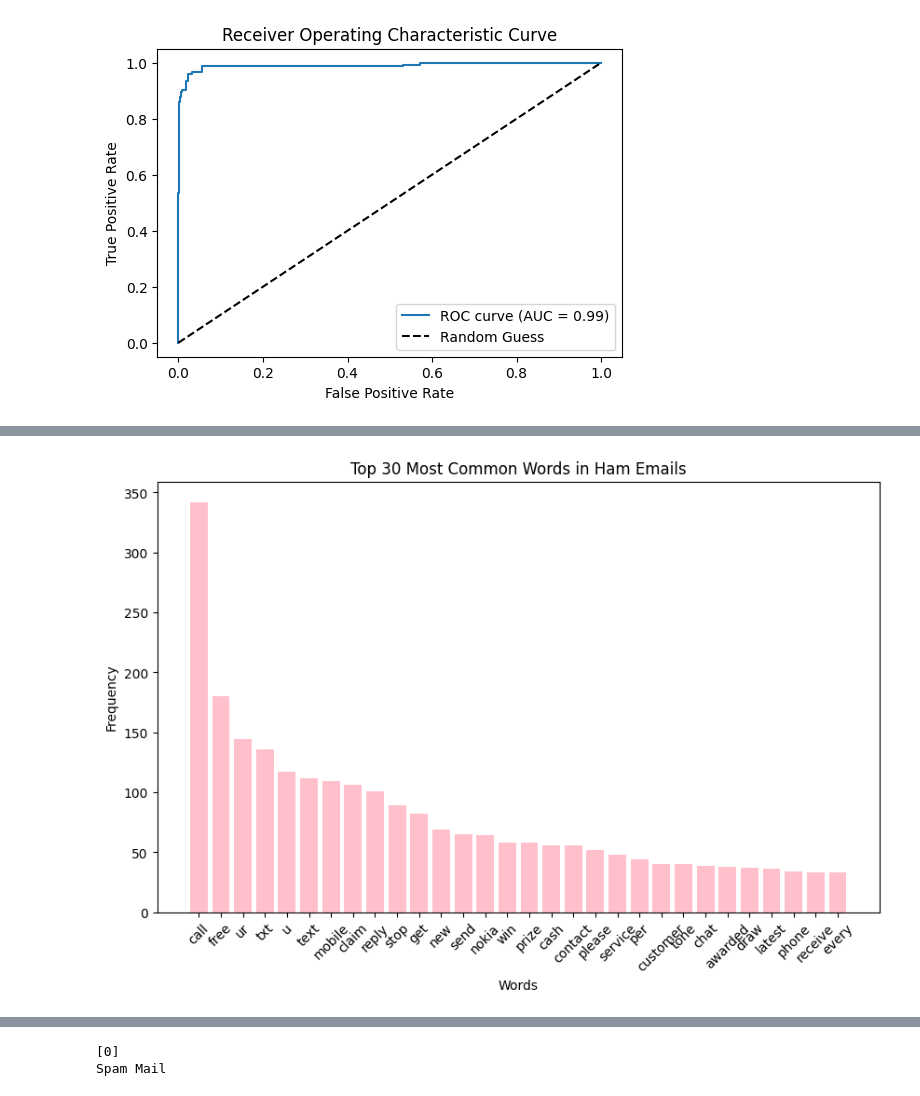
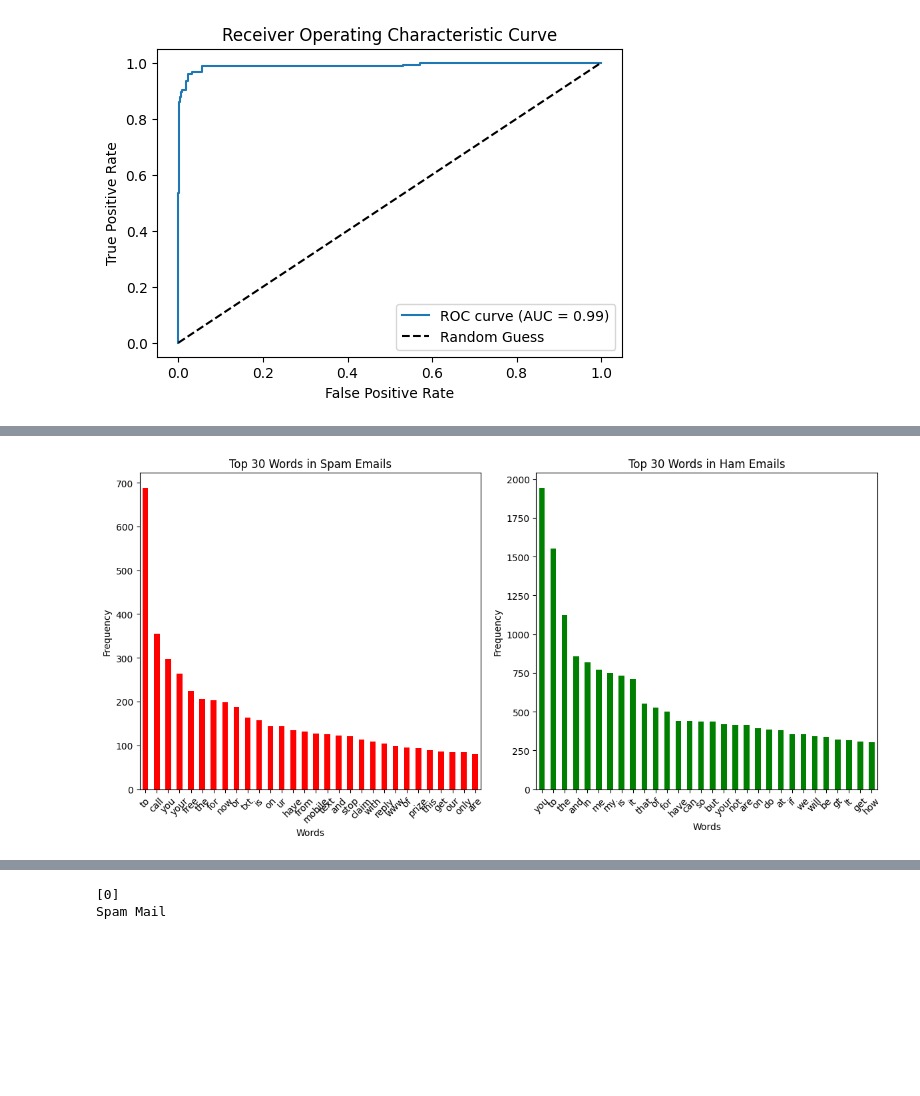
Before and after one commit to tanu146/CODSOFT, a Jupyter notebook: Spam SMS Detection.ipynb, the cells around one changed output, grey strips where cells are left out. Drawn from its saved outputs; the diff is of its cells as text; code cells hidden in the pictures; blank space fills up the shorter version.

```diff
--- a/Spam SMS Detection.ipynb
+++ b/Spam SMS Detection.ipynb
@@ -224,12 +203,0 @@ plt.show()
-# %%
-ham_word_freq = Counter([word.lower() for word in ham_words if word.lower() not in stop_words and word.isalpha()])
-
-plt.figure(figsize=(10, 6))
-plt.bar(*zip(*ham_word_freq.most_common(30)), color='pink')
-plt.xlabel('Words')
-plt.ylabel('Frequency')
-plt.title('Top 30 Most Common Words in Ham Emails')
-plt.xticks(rotation=45)
-plt.show()
-# %% [output]
-[figure, removed]
@@ -236,3 +206,39 @@ plt.show()
+# %%
+vectorizer = CountVectorizer()
+X_vectorized = vectorizer.fit_transform(df['message'])
+features_df = pd.DataFrame(X_vectorized.toarray(), columns=vectorizer.get_feature_names_out())
+
+# Add the 'label' column back
+features_df['label'] = df['label']
+
+word_sums = features_df.groupby('label').sum()
+
+# Get the top 30 words for spam and ham emails
+top_spam_words = word_sums.loc[1].nlargest(30)
+top_ham_words = word_sums.loc[0].nlargest(30)
+
+# Create bar plots for top words in spam and ham emails
+plt.figure(figsize=(12, 6))
+
+plt.subplot(1, 2, 1)
+top_spam_words.plot(kind='bar', color='red')
+plt.title('Top 30 Words in Spam Emails')
+plt.xlabel('Words')
+plt.ylabel('Frequency')
+plt.xticks(rotation=45)
+plt.tight_layout()
+
+plt.subplot(1, 2, 2)
+top_ham_words.plot(kind='bar', color='green')
+plt.title('Top 30 Words in Ham Emails')
+plt.xlabel('Words')
+plt.ylabel('Frequency')
+plt.xticks(rotation=45)
+plt.tight_layout()
+
+plt.show()
+# %% [output]
+[figure, added]
 # %%
 input_your_mail = ["Reminder 11: Last day to Register for September 24 exam courses(4 and 8 week) - Hurry up!"]
 input_data_features = feature_extraction.transform(input_your_mail)
```
Also changed, not shown: parts of 4 cells of this notebook.
